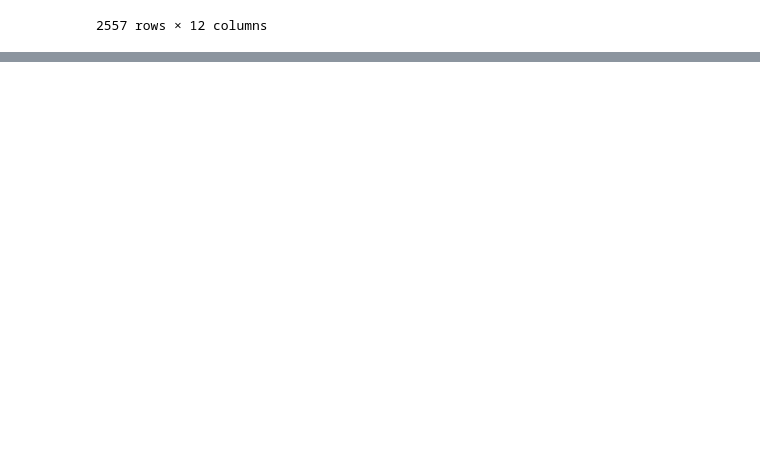
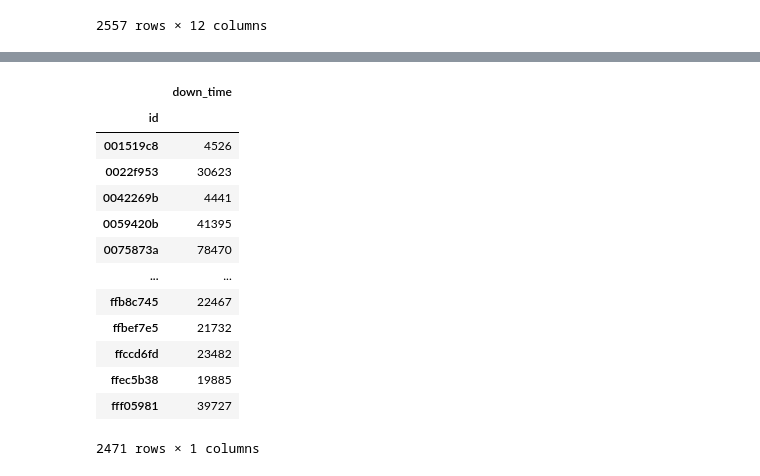
Before and after one commit to mrrkdas/LWPWP-Kaggle, a Jupyter notebook: DataPrep.ipynb, the cells around one changed output, grey strips where cells are left out. Saved outputs shown, nothing was run; the diff lists cells and outputs as text; code cells hidden in the pictures; blank space fills up the shorter version.

```diff
--- a/DataPrep.ipynb
+++ b/DataPrep.ipynb
@@ -218,0 +254,17 @@ train_data[train_data["id"]=="001519c8"]
+# %%
+train_data[["id", "down_time"]].groupby("id").min()
+# %% [output]
+|  | down_time |
+| id |  |
+| 001519c8 | 4526 |
+| 0022f953 | 30623 |
+| 0042269b | 4441 |
+| 0059420b | 41395 |
+| 0075873a | 78470 |
+| ... | ... |
+| ffb8c745 | 22467 |
+| ffbef7e5 | 21732 |
+| ffccd6fd | 23482 |
+| ffec5b38 | 19885 |
+| fff05981 | 39727 |
+2471 rows × 1 columns
```
Also changed, not shown: parts of 8 cells of this notebook.
